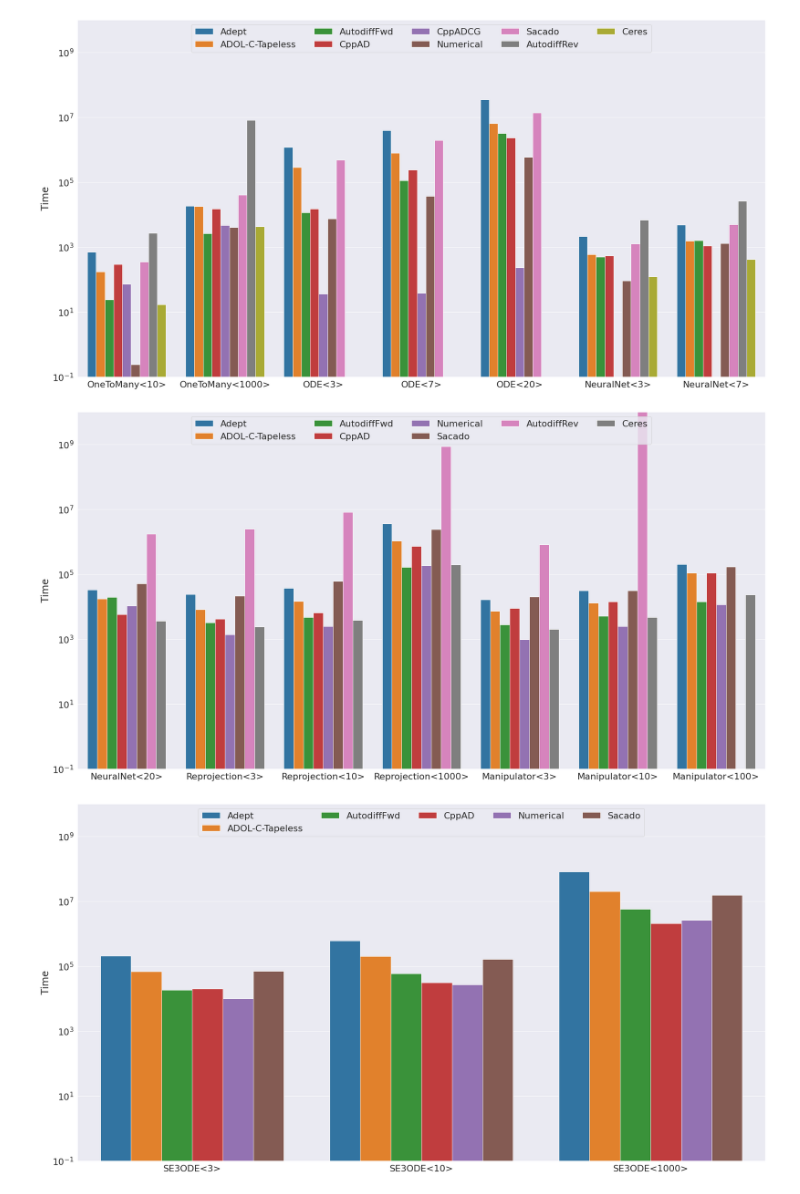
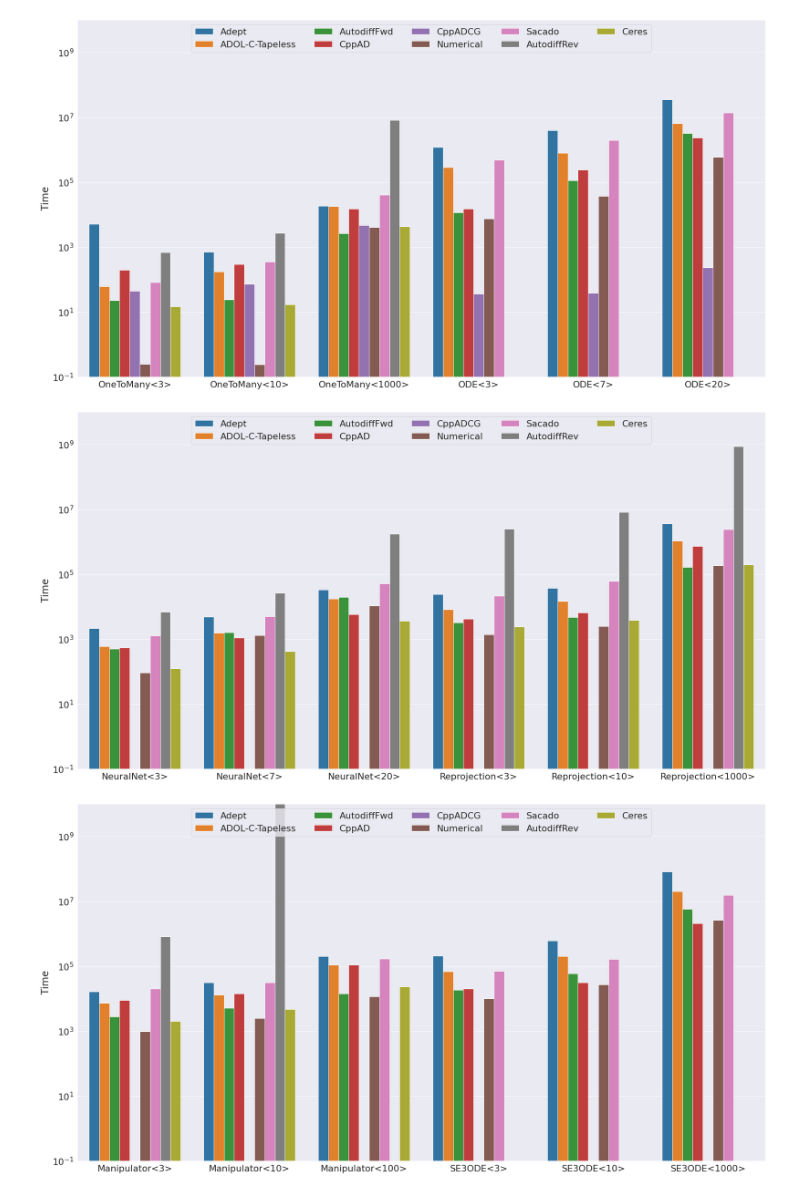
Before and after one commit to pettni/autodiff, a Jupyter notebook: benchmarks/visualization/visualization.ipynb, the cells around one changed output. Drawn from its saved outputs; the diff is of its cells as text; code cells hidden in the pictures.

```diff
--- a/benchmarks/visualization/visualization.ipynb
+++ b/benchmarks/visualization/visualization.ipynb
@@ -10,9 +11,14 @@ sns.set_theme(
 # %%
 df = pd.read_csv('data', names=["Library", "Test", "Setup", "Calc"], sep='\s+')
 
+# Fill in missing combinations with NaN
+names = ['Test', 'Library']
+mind = pd.MultiIndex.from_product([df['Test'].unique(), df['Library'].unique()], names=names)
+df = df.set_index(names).reindex(mind, fill_value=np.nan).reset_index()
+
 tests = list(df['Test'].unique())
 
-N = 7
+N = 6
 
 for i in range((len(tests) + N - 1) // N):
 
@@ -29,3 +35,3 @@ for i in range((len(tests) + N - 1) // N):
-[figure, old version]
+[figure, new version]
-[figure, old version]
+[figure, new version]
-[figure, old version]
+[figure, new version]
```
Also changed, not shown: parts of 2 cells of this notebook, 9 other files.
